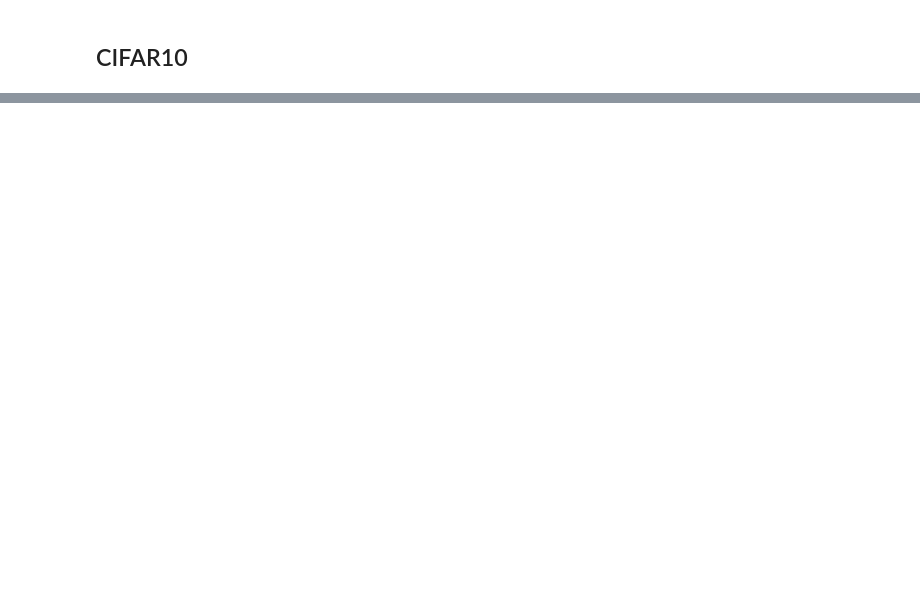
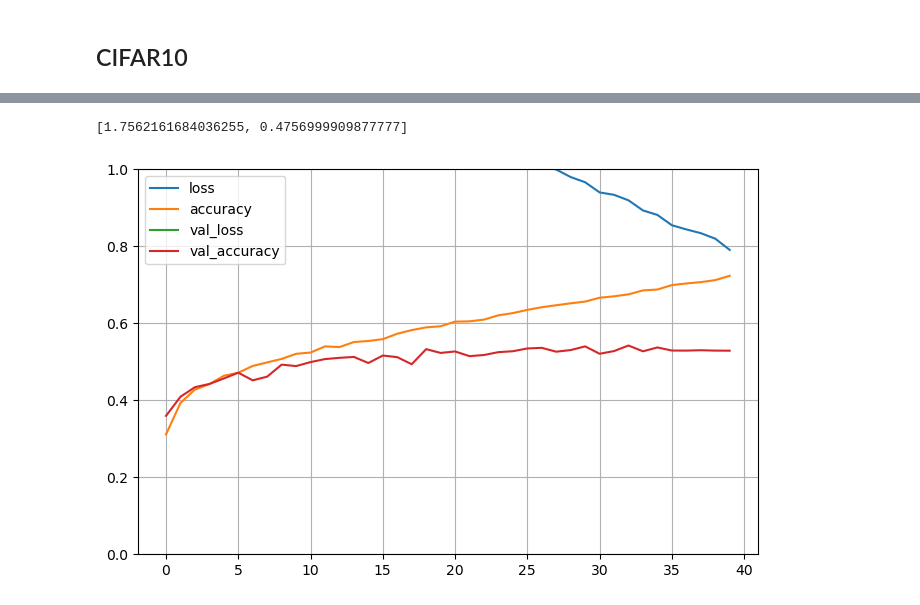
Before and after one commit to n0rdp0l/DeepLearning, a Jupyter notebook: Assignment_2/Question_1_Felix.ipynb, the cells around one changed output, grey strips where cells are left out. Cells and saved outputs as stored; diff of their text form; code cells hidden in the pictures; blank space fills up the shorter version.

```diff
--- a/Assignment_2/Question_1_Felix.ipynb
+++ b/Assignment_2/Question_1_Felix.ipynb
@@ -380,6 +536,8 @@ model_cnn_cifar3 = keras.models.load_model("models/best_model_cnn3_CIFAR10.h5")
 # %%
-history = model_mlp_cifar.fit(X_train, y_train, epochs=30, validation_data=(X_valid, y_valid))
+history = mlp_set1.fit(X_train, y_train, epochs=250,callbacks=[tf.keras.callbacks.EarlyStopping(monitor='val_accuracy', patience=7)],
+                        validation_data=(X_valid, y_valid),batch_size = 200)
 pd.DataFrame(history.history).plot(figsize=(8, 5))
 plt.grid(True)
 plt.gca().set_ylim(0, 1) # set the vertical range to [0-1] plt.show()
-model_cnn_cifar.evaluate(x_test_full_cif, y_test_full_cif)
+mlp_set1.evaluate(x_test_full_cif, y_test_full_cif)
+# %% [output]
@@ -386 +561,3 @@ model_cnn_cifar.evaluate(x_test_full_cif, y_test_full_cif)
+[1.7562161684036255, 0.4756999909877777]
+[figure, added]
 # %%
```
Also changed, not shown: parts of 29 cells of this notebook, 1 other file.
